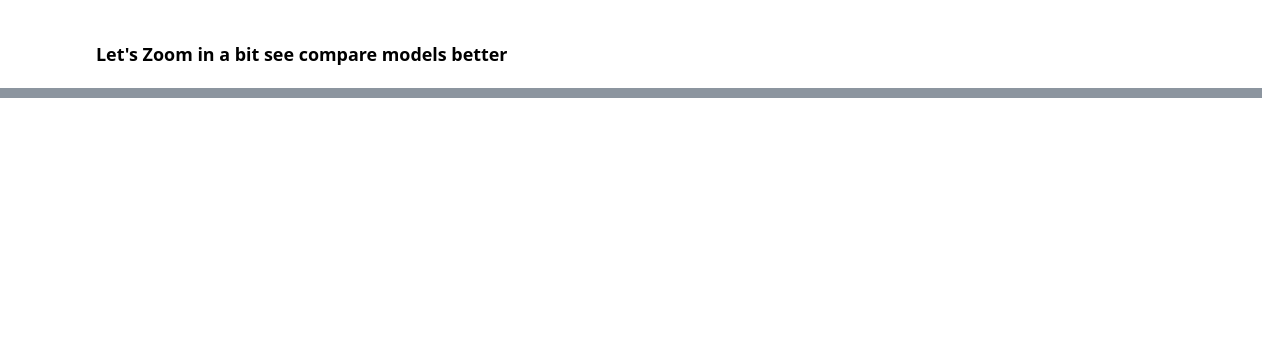
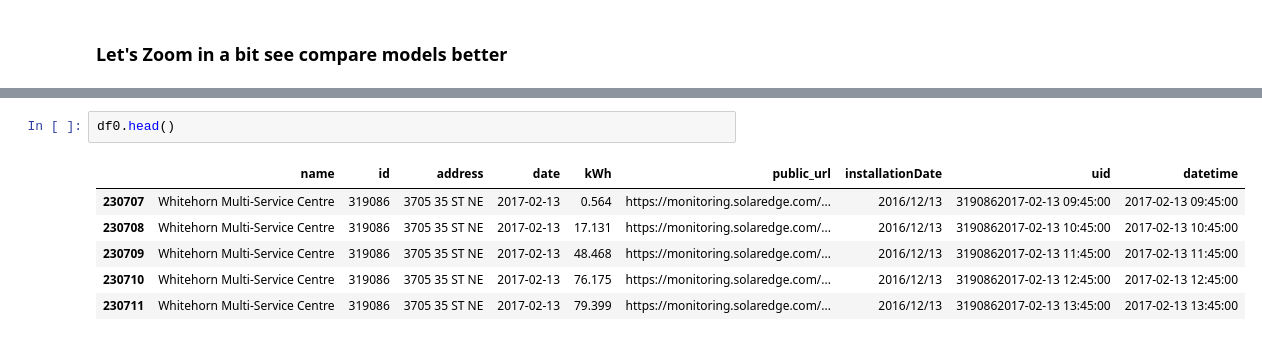
Before and after one commit to mwheeler235/ts-anamoly-detection-q-learning, a Jupyter notebook: src/energy_ts_qlearn.ipynb, the cells around one changed output, grey strips where cells are left out. Drawn from its saved outputs; the diff is of its cells as text; blank space fills up the shorter version.

```diff
--- a/src/energy_ts_qlearn.ipynb
+++ b/src/energy_ts_qlearn.ipynb
@@ -527,0 +552,9 @@ df_summary2
+# %%
+df0.head()
+# %% [output]
+|  | name | id | address | date | kWh | public_url | installationDate | uid | datetime |
+| 230707 | Whitehorn Multi-Service Centre | 319086 | 3705 35 ST NE | 2017-02-13 | 0.564 | https://monitoring.solaredge.com/... | 2016/12/13 | 3190862017-02-13 09:45:00 | 2017-02-13 09:45:00 |
+| 230708 | Whitehorn Multi-Service Centre | 319086 | 3705 35 ST NE | 2017-02-13 | 17.131 | https://monitoring.solaredge.com/... | 2016/12/13 | 3190862017-02-13 10:45:00 | 2017-02-13 10:45:00 |
+| 230709 | Whitehorn Multi-Service Centre | 319086 | 3705 35 ST NE | 2017-02-13 | 48.468 | https://monitoring.solaredge.com/... | 2016/12/13 | 3190862017-02-13 11:45:00 | 2017-02-13 11:45:00 |
+| 230710 | Whitehorn Multi-Service Centre | 319086 | 3705 35 ST NE | 2017-02-13 | 76.175 | https://monitoring.solaredge.com/... | 2016/12/13 | 3190862017-02-13 12:45:00 | 2017-02-13 12:45:00 |
+| 230711 | Whitehorn Multi-Service Centre | 319086 | 3705 35 ST NE | 2017-02-13 | 79.399 | https://monitoring.solaredge.com/... | 2016/12/13 | 3190862017-02-13 13:45:00 | 2017-02-13 13:45:00 |
```
Also changed, not shown: parts of 26 cells of this notebook, 2 other files.
